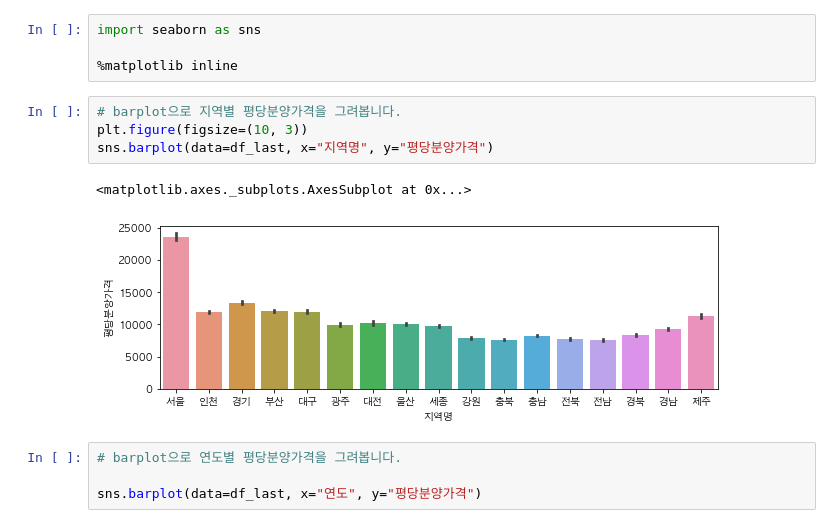
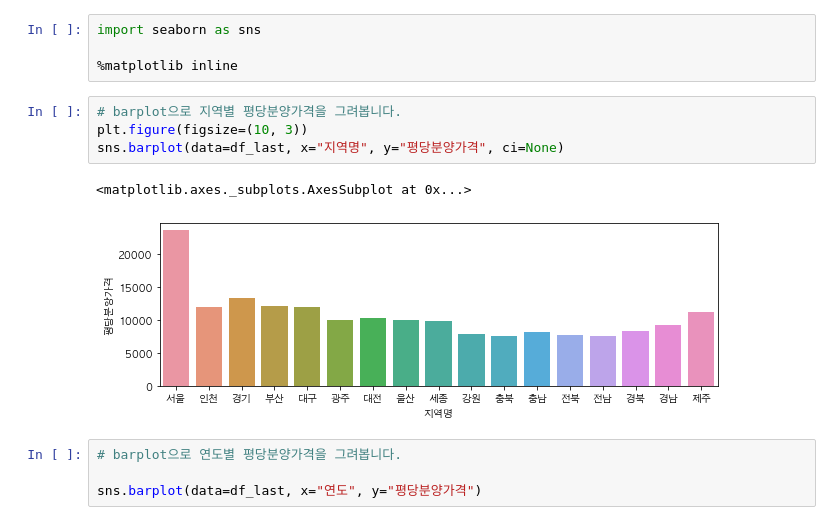
Before and after one commit to corazzon/open-data-analysis-basic, a Jupyter notebook: 01-apt-price-output.ipynb, the cells around one changed output. Saved outputs shown, nothing was run; the diff lists cells and outputs as text.

```diff
--- a/01-apt-price-output.ipynb
+++ b/01-apt-price-output.ipynb
@@ -559,10 +565,10 @@ import seaborn as sns
 # %%
 # barplot으로 지역별 평당분양가격을 그려봅니다.
 plt.figure(figsize=(10, 3))
-sns.barplot(data=df_last, x="지역명", y="평당분양가격")
+sns.barplot(data=df_last, x="지역명", y="평당분양가격", ci=None)
 # %% [output]
 <matplotlib.axes._subplots.AxesSubplot at 0x...>
-[figure, old version]
+[figure, new version]
 # %%
 # barplot으로 연도별 평당분양가격을 그려봅니다.
 
```
Also changed, not shown: parts of 7 cells of this notebook, 1 other file.
